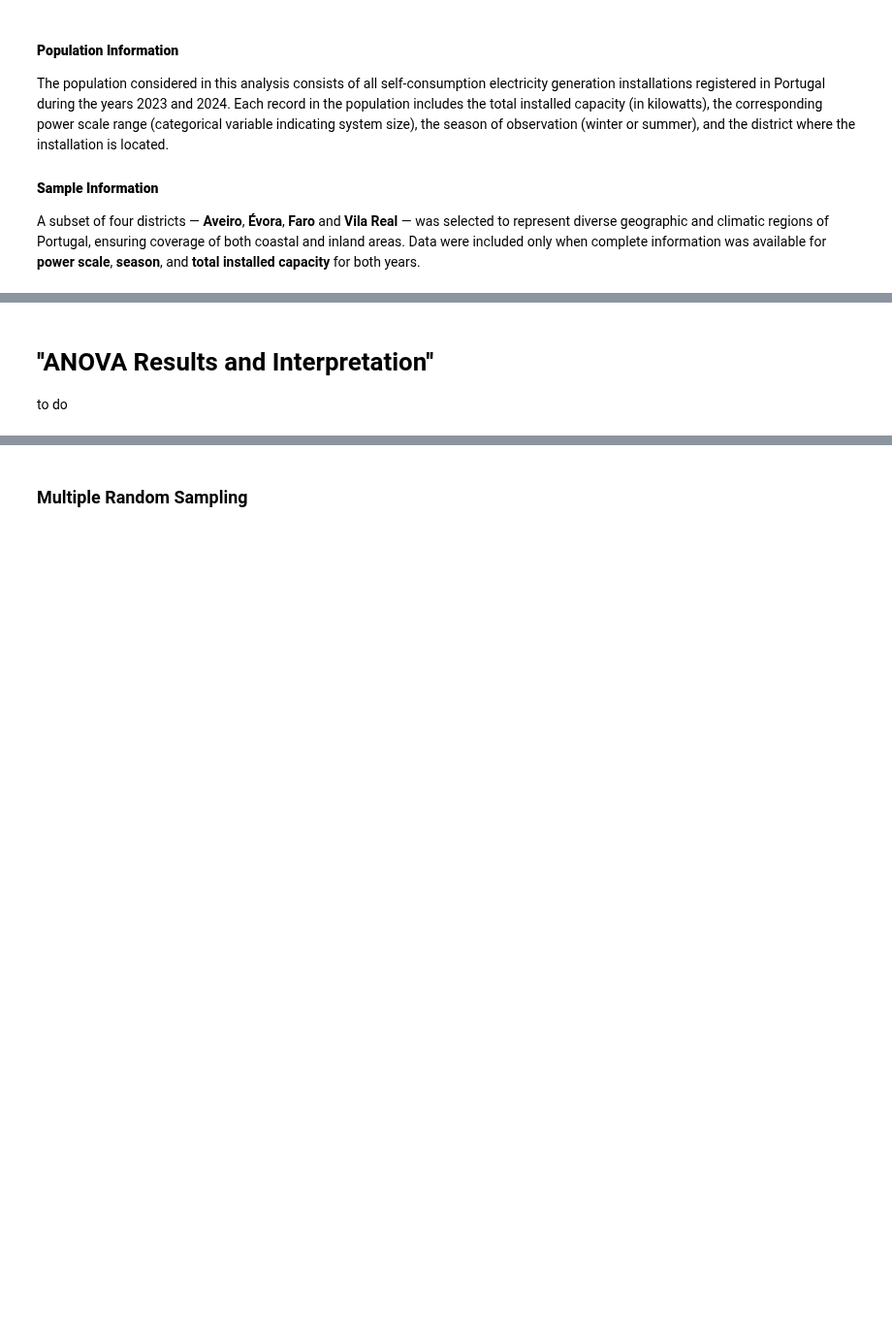
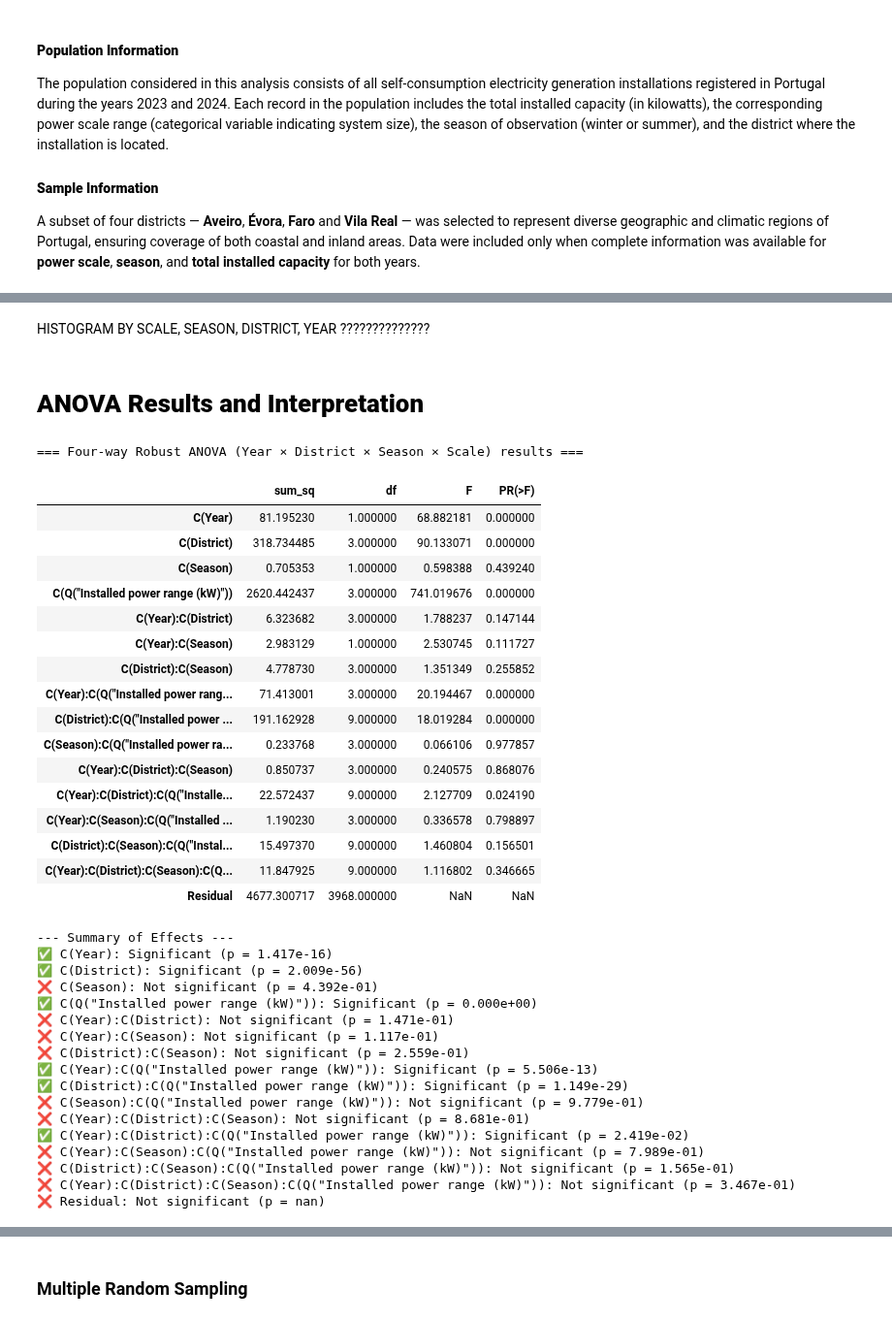
Before and after one commit to Mariana-rc01/WattWise, a Jupyter notebook: Notebooks/RQ3_toComplete.ipynb, the cells around one changed output, grey strips where cells are left out. Shown at 97% size. Drawn from its saved outputs; the diff is of its cells as text; code cells hidden in the pictures; blank space fills up the shorter version.

```diff
--- a/Notebooks/RQ3_toComplete.ipynb
+++ b/Notebooks/RQ3_toComplete.ipynb
@@ -736,4 +792,67 @@ to do
+# %% [markdown]
+HISTOGRAM BY SCALE, SEASON, DISTRICT, YEAR ??????????????
 # %% [markdown]
-# ''ANOVA Results and Interpretation''
-
-to do
+# **ANOVA Results and Interpretation**
+# %%
+import statsmodels.api as sm
+from statsmodels.formula.api import ols
+import pandas as pd
+
+# --- Four-way robust ANOVA (HC3) including Year ---
+model = ols(
+    'log_total_power ~ C(Year) * C(District) * C(Season) * C(Q("Installed power range (kW)"))',
+    data=df_sample
+).fit(cov_type='HC3')
+
+anova_table_robust = sm.stats.anova_lm(model, typ=2)
+
+# Format floating numbers
+pd.reset_option('display.float_format')
+pd.options.display.float_format = '{:.6f}'.format
+
+print("\n=== Four-way Robust ANOVA (Year × District × Season × Scale) results ===\n")
+display(anova_table_robust)
+
+# --- Optional: interpret p-values inline ---
+print("\n--- Summary of Effects ---")
+for factor, pval in anova_table_robust["PR(>F)"].items():
+    if pval < 0.05:
+        print(f"✅ {factor}: Significant (p = {pval:.3e})")
+    else:
+        print(f"❌ {factor}: Not significant (p = {pval:.3e})")
+# %% [output]
+=== Four-way Robust ANOVA (Year × District × Season × Scale) results ===
+|  | sum_sq | df | F | PR(>F) |
+| C(Year) | 81.195230 | 1.000000 | 68.882181 | 0.000000 |
+| C(District) | 318.734485 | 3.000000 | 90.133071 | 0.000000 |
+| C(Season) | 0.705353 | 1.000000 | 0.598388 | 0.439240 |
+| C(Q("Installed power range (kW)")) | 2620.442437 | 3.000000 | 741.019676 | 0.000000 |
+| C(Year):C(District) | 6.323682 | 3.000000 | 1.788237 | 0.147144 |
+| C(Year):C(Season) | 2.983129 | 1.000000 | 2.530745 | 0.111727 |
+| C(District):C(Season) | 4.778730 | 3.000000 | 1.351349 | 0.255852 |
+| C(Year):C(Q("Installed power rang... | 71.413001 | 3.000000 | 20.194467 | 0.000000 |
+| C(District):C(Q("Installed power ... | 191.162928 | 9.000000 | 18.019284 | 0.000000 |
+| C(Season):C(Q("Installed power ra... | 0.233768 | 3.000000 | 0.066106 | 0.977857 |
+| C(Year):C(District):C(Season) | 0.850737 | 3.000000 | 0.240575 | 0.868076 |
+| C(Year):C(District):C(Q("Installe... | 22.572437 | 9.000000 | 2.127709 | 0.024190 |
+| C(Year):C(Season):C(Q("Installed ... | 1.190230 | 3.000000 | 0.336578 | 0.798897 |
+| C(District):C(Season):C(Q("Instal... | 15.497370 | 9.000000 | 1.460804 | 0.156501 |
+| C(Year):C(District):C(Season):C(Q... | 11.847925 | 9.000000 | 1.116802 | 0.346665 |
+| Residual | 4677.300717 | 3968.000000 | NaN | NaN |
+--- Summary of Effects ---
+✅ C(Year): Significant (p = 1.417e-16)
+✅ C(District): Significant (p = 2.009e-56)
+❌ C(Season): Not significant (p = 4.392e-01)
+✅ C(Q("Installed power range (kW)")): Significant (p = 0.000e+00)
+❌ C(Year):C(District): Not significant (p = 1.471e-01)
+❌ C(Year):C(Season): Not significant (p = 1.117e-01)
+❌ C(District):C(Season): Not significant (p = 2.559e-01)
+✅ C(Year):C(Q("Installed power range (kW)")): Significant (p = 5.506e-13)
+✅ C(District):C(Q("Installed power range (kW)")): Significant (p = 1.149e-29)
+❌ C(Season):C(Q("Installed power range (kW)")): Not significant (p = 9.779e-01)
+❌ C(Year):C(District):C(Season): Not significant (p = 8.681e-01)
+✅ C(Year):C(District):C(Q("Installed power range (kW)")): Significant (p = 2.419e-02)
+❌ C(Year):C(Season):C(Q("Installed power range (kW)")): Not significant (p = 7.989e-01)
+❌ C(District):C(Season):C(Q("Installed power range (kW)")): Not significant (p = 1.565e-01)
+❌ C(Year):C(District):C(Season):C(Q("Installed power range (kW)")): Not significant (p = 3.467e-01)
+❌ Residual: Not significant (p = nan)
```
Also changed, not shown: parts of 30 cells of this notebook.
